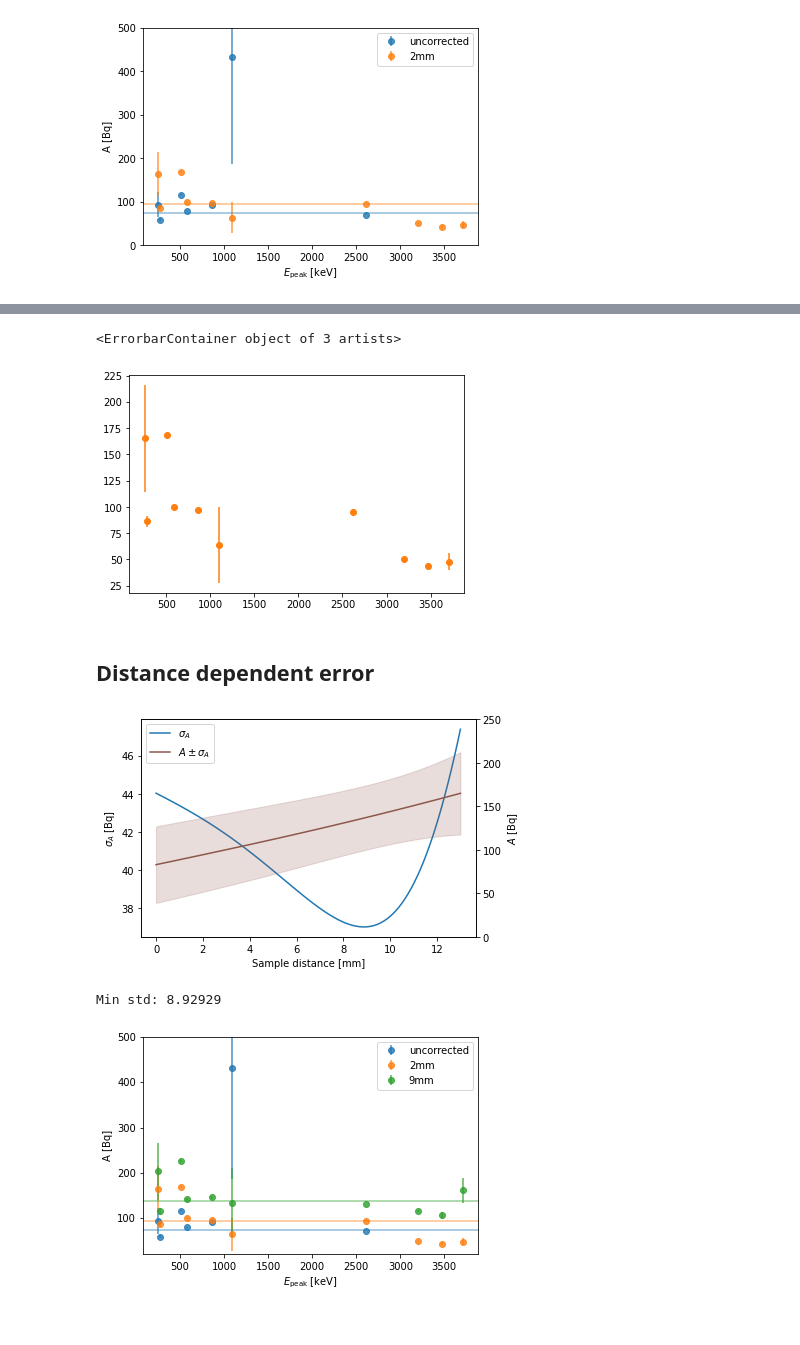
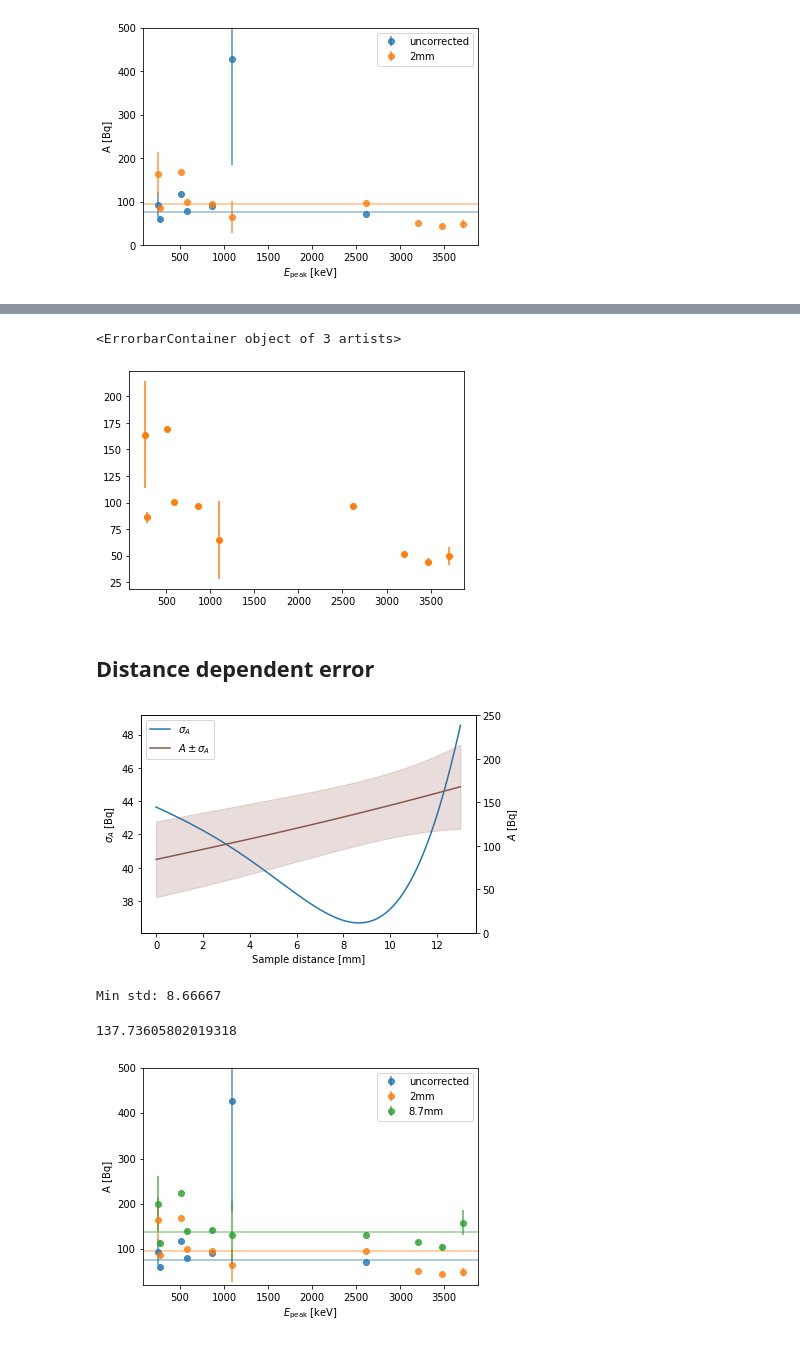
Before and after one commit to Balazzs/HPGECalorimeter, a Jupyter notebook: Efficiency.ipynb, the cells around one changed output, grey strips where cells are left out. Drawn from its saved outputs; the diff is of its cells as text; code cells hidden in the pictures.

Commit message:
removed 1/r0^2 from distance dependence
it is only needed for single point distance dependence estimation

```diff
--- a/Efficiency.ipynb
+++ b/Efficiency.ipynb
@@ -160,7 +160,7 @@ def get_r_0s(data, name):
 
     xx = np.linspace(-30, distances.max()+5, 1000)
     for E_ind in range(len(mono_energies)):
-        plt.plot(distances, 1/np.sqrt(data[:, E_ind]), label=mono_energies[E_ind])
+        plt.plot(distances, 1/np.sqrt(data[:, E_ind]), "o", label=mono_energies[E_ind])
 
         p_opt, p_cov = curve_fit(linear, distances, 1/np.sqrt(data[:, E_ind]))
 
@@ -219,7 +219,7 @@ r_0_photo_data, r_0_total_data, photo_r0, total_r0 = get_r0_functions(photo, tot
 # %%
 def corr_ratio(r, E, f_r0):
     r0 = f_r0(E)
-    return 1 / (4 * np.pi * ((r + r0)**2 / r0**2))
+    return 1 / (4 * np.pi * ((r + r0)**2 ))#/ r0**2))
 
 def eff_func(f_r0):
     def eff (X, p0, p1, p2, p3, p4, p5):
@@ -488,7 +530,7 @@ plt.savefig(fig_name("A_2mm_plot"), bbox_inches="tight")
 plt.errorbar(measurement["Energy"], A, A_err, fmt= "o", color="C1")
 # %% [output]
 <ErrorbarContainer object of 3 artists>
-[figure, old version]
+[figure, new version]
 # %% [markdown]
 ## Distance dependent error
 # %%
@@ -507,8 +549,13 @@ A_std = A_values.std(axis=1)
 plot1 = plt.plot(d, A_std)
 
 #Weighted std
+#def get_std(a, a_err):
+#    [a], [[v_sq]] = curve_fit(lambda x, a: a, range(10), a, sigma=a_err)
+#    return np.sqrt(v_sq)
+
 #A_weighted_avg = get_weighted_average(A_values, A_errs, axis=1)
-#A_weighted_std = get_weighted_average((np.repeat(A_weighted_avg[:, np.newaxis], As_with_error.shape[2], 1) - A_values)**2, A_errs, axis=1)
+#A_weighted_std = np.array([get_std(a, a_err) for a, a_err in As_with_error]) #get_weighted_average((np.repeat(A_weighted_avg[:, np.newaxis], As_with_error.shape[2], 1) - A_values)**2, A_errs, axis=1)
+#A_std = A_weighted_std
 #plt.plot(d, A_weighted_std)
 
 plt.xlabel("Sample distance [mm]")
@@ -527,37 +574,39 @@ plt.ylabel("$A$ [Bq]")
 plt.legend(plot1 + plot2, [r"$\sigma_A$", r"$A \pm \sigma_A$"], loc="upper left")
 plt.savefig(fig_name("A_mean_and_sigma"), bbox_inches="tight")
 # %% [output]
-[figure, old version]
+[figure, new version]
 # %%
 print("Min std: %g" % d[A_std.argmin()])
 # %% [output]
-Min std: 8.92929
+Min std: 8.66667
 # %%
 plt.errorbar(measurement["Energy"], A0, A0_err, fmt="o", label="uncorrected", alpha=0.8)
 plt.axhline(get_weighted_average(A0[:-3], A0_err[:-3]), color="C0", alpha=0.5)
 
 A, A_err = get_corrected_A_at_distance(2)
 plt.errorbar(measurement["Energy"], A,  A_err,  fmt="o", label="2mm", alpha=0.8)
 plt.axhline(get_weighted_average(A, A_err), color="C1", alpha=0.5)
 
 #A, A_err = get_corrected_A_at_distance(4.6)
 #plt.errorbar(measurement["Energy"], A,  A_err,  fmt="o", label="4.6mm", alpha=0.8)
 #plt.axhline(get_weighted_average(A, A_err), color="C1", alpha=0.5)
 
-A, A_err = get_corrected_A_at_distance(9)
-plt.errorbar(measurement["Energy"], A,  A_err,  fmt="o", label="9mm", alpha=0.8)
+A, A_err = get_corrected_A_at_distance(8.7)
+plt.errorbar(measurement["Energy"], A,  A_err,  fmt="o", label="8.7mm", alpha=0.8)
 plt.axhline(get_weighted_average(A, A_err), color="C2", alpha=0.5)
+print(get_weighted_average(A, A_err))
 
 #A, A_err = get_corrected_A_at_distance(13)
 #plt.errorbar(measurement["Energy"], A,  A_err,  fmt="o", label="13mm", alpha=0.8)
 #plt.axhline(get_weighted_average(A, A_err), color="C3", alpha=0.5)
 
 plt.xlabel("$E_{\mathrm{peak}}$ [keV]")
 plt.ylabel("A [Bq]")
 
 plt.ylim(20, 500)
 plt.legend()
 
 plt.savefig(fig_name("A_plot"), bbox_inches="tight")
 # %% [output]
+137.73605802019318
-[figure, old version]
+[figure, new version]
```
Also changed, not shown: parts of 13 cells of this notebook, 14 other files.
